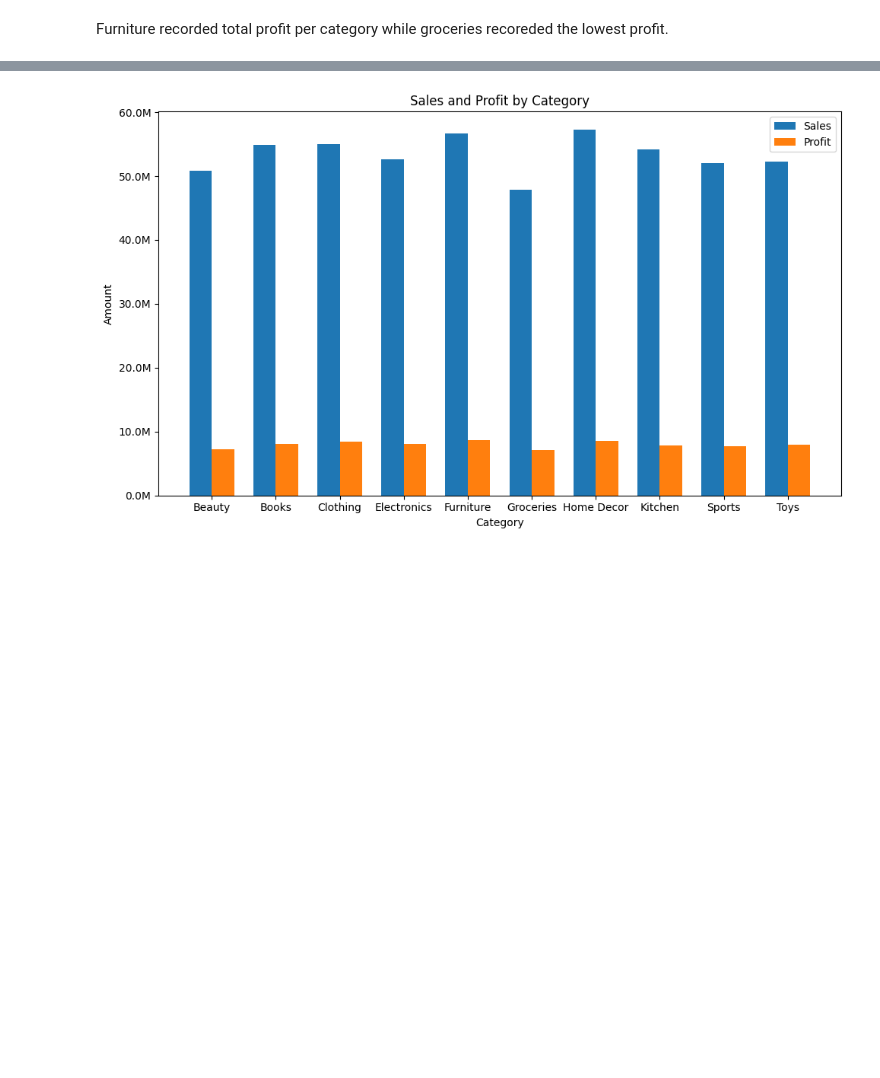
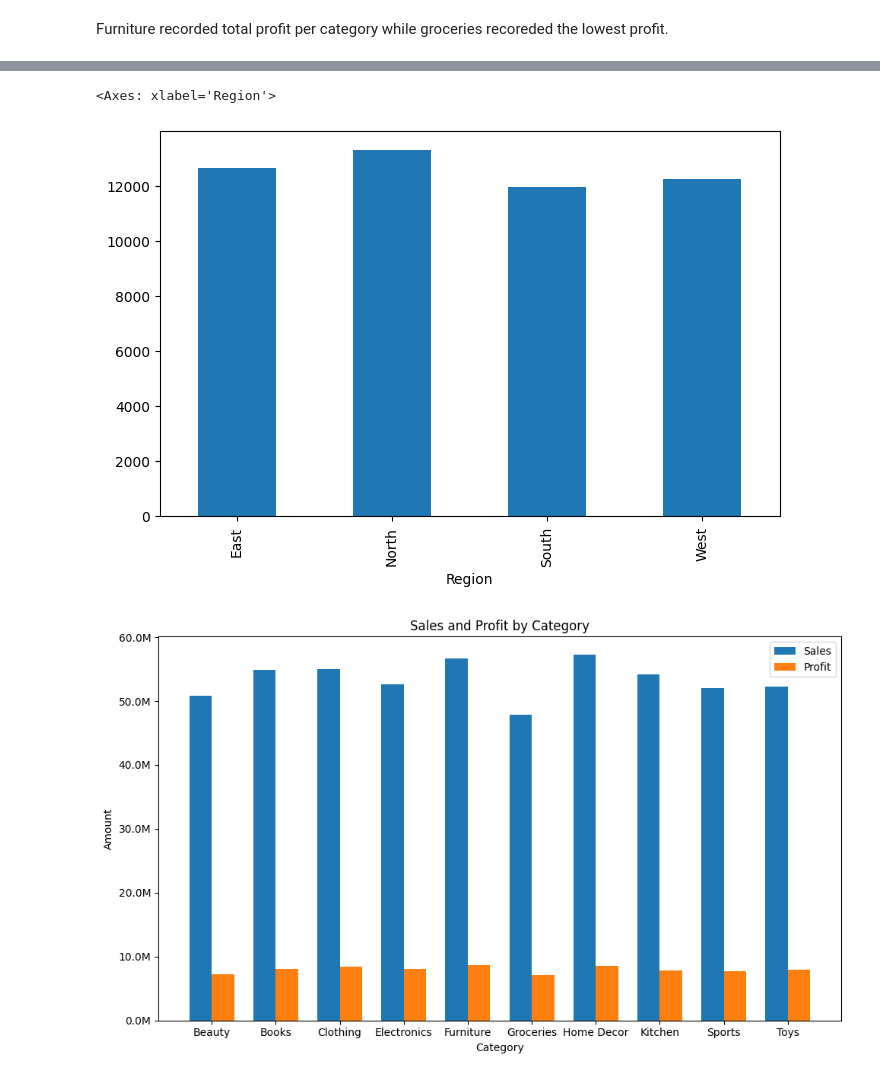
Before and after one commit to raphaelayerteyfloku1-bot/retail-sales-data-analysis, a Jupyter notebook: notebook.ipynb, the cells around one changed output, grey strips where cells are left out. Drawn from its saved outputs; the diff is of its cells as text; code cells hidden in the pictures; blank space fills up the shorter version.

```diff
--- a/notebook.ipynb
+++ b/notebook.ipynb
@@ -167,3 +178,11 @@ Furniture recorded total profit per category while groceries recoreded the lowes
+# %%
+#Visualize discount by region
+region_discount = df.groupby('Region')['Discount'].sum()
+plt.figure(figsize=(8,5))
+region_discount.plot(kind='bar')
+# %% [output]
+<Axes: xlabel='Region'>
+[figure, added]
 # %%
 category_summary = df.groupby('Category')[['Sales', 'Profit']].sum()
 # %%
```
Also changed, not shown: parts of 7 cells of this notebook.
